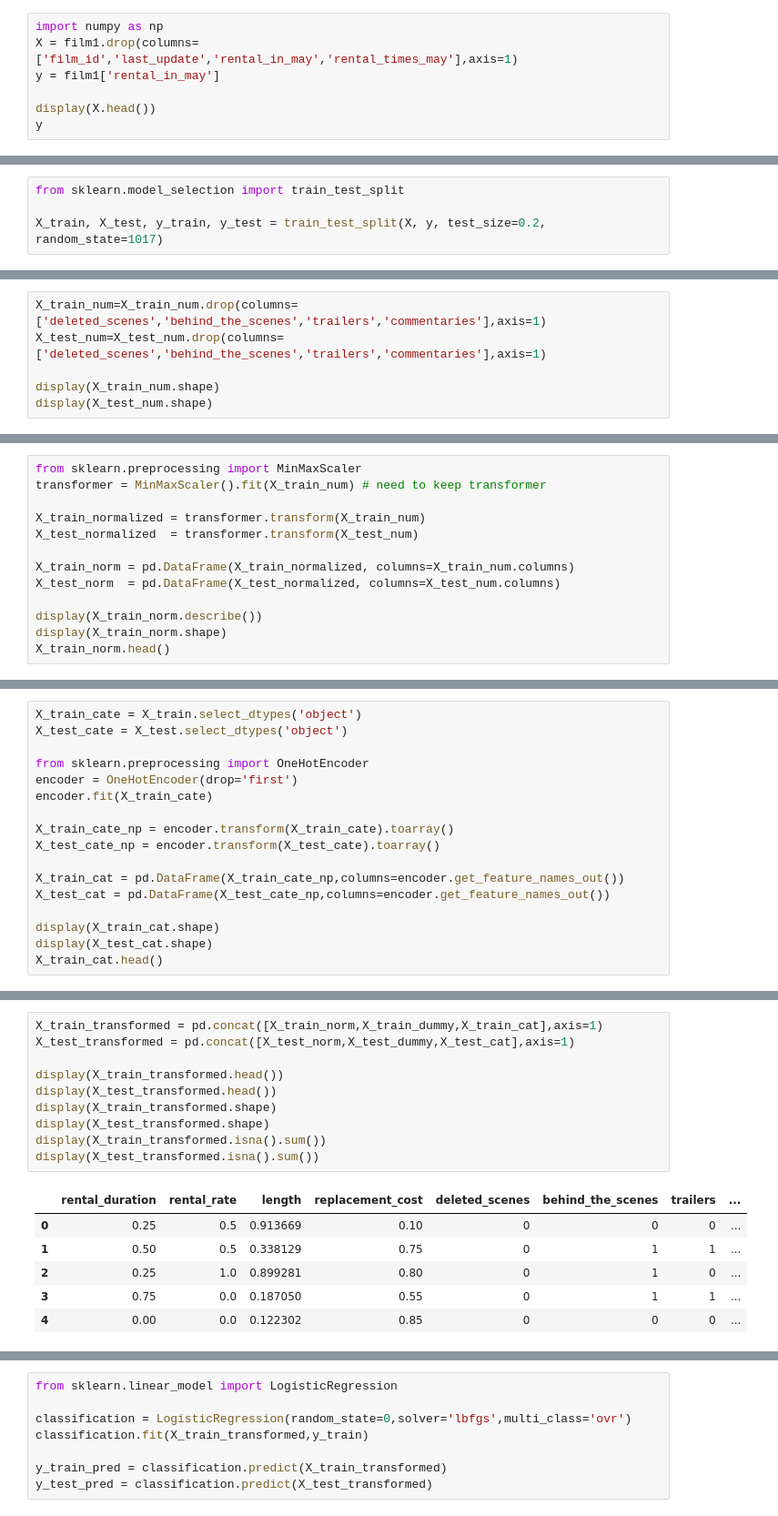
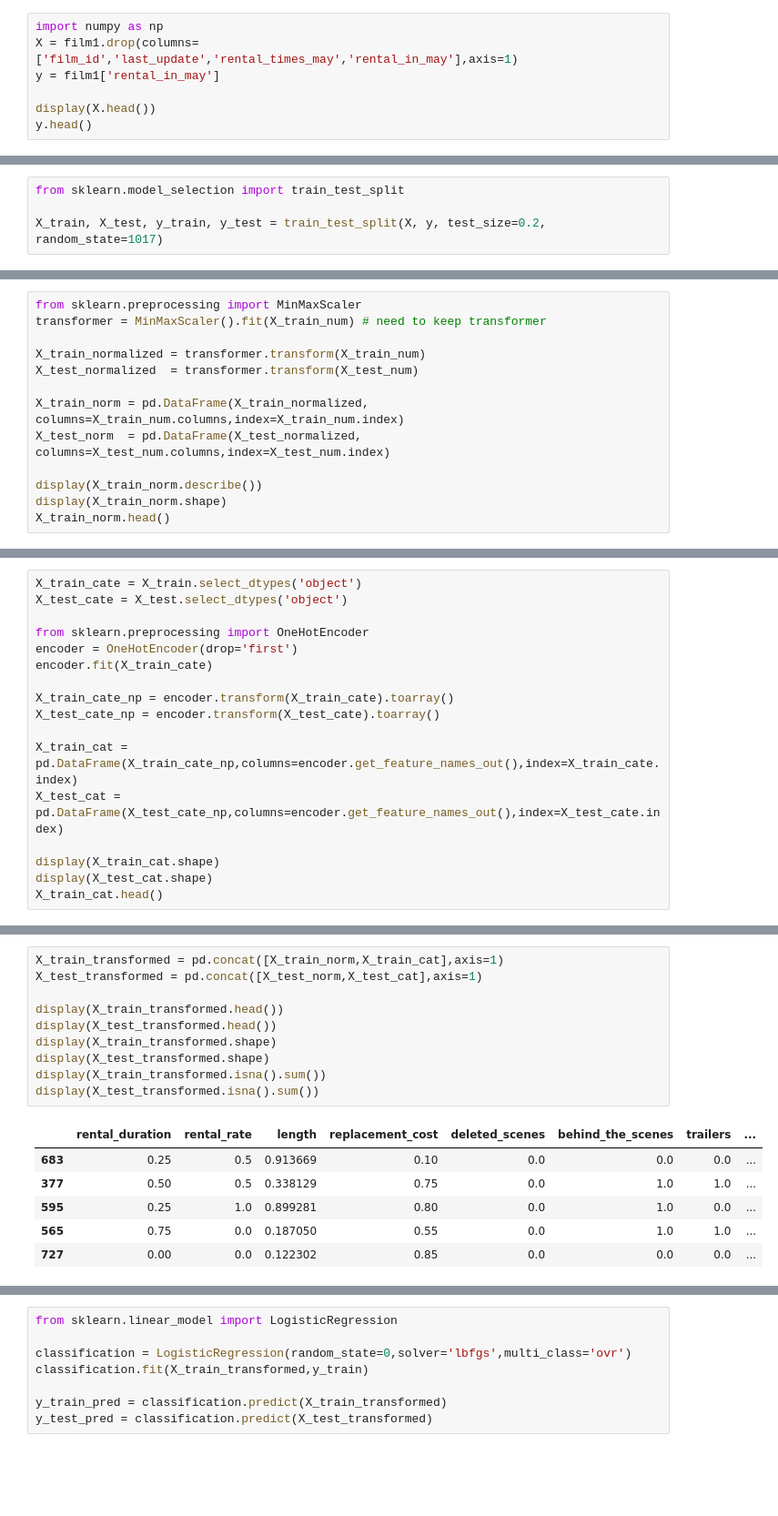
Before and after one commit to Verionyang/lab-predictions-logistic-regression, a Jupyter notebook: Lab - Making predictions with logistic regression.ipynb, the cells around one changed output, grey strips where cells are left out. Shown at 91% size. Cells and saved outputs as stored; diff of their text form; blank space fills up the shorter version.

```diff
--- a/Lab - Making predictions with logistic regression.ipynb
+++ b/Lab - Making predictions with logistic regression.ipynb
@@ -241,11 +241,11 @@ Name: rental_in_may, dtype: int64
 | 4 | 5 | 6 | 2.99 | 130 | 22.99 | G | 2006-02-15 05:03:42 | ... |
 # %%
 import numpy as np
-X = film1.drop(columns=['film_id','last_update','rental_in_may','rental_times_may'],axis=1)
+X = film1.drop(columns=['film_id','last_update','rental_times_may','rental_in_may'],axis=1)
 y = film1['rental_in_may']
 
 display(X.head())
-y
+y.head()
 # %% [output]
 |  | rental_duration | rental_rate | length | replacement_cost | rating | deleted_scenes | behind_the_scenes | ... |
 | 0 | 6 | 0.99 | 86 | 20.99 | PG | 1 | 1 | ... |
@@ -302,6 +277,0 @@ display(X_train_dummy.head())
-# %%
-X_train_num=X_train_num.drop(columns=['deleted_scenes','behind_the_scenes','trailers','commentaries'],axis=1)
-X_test_num=X_test_num.drop(columns=['deleted_scenes','behind_the_scenes','trailers','commentaries'],axis=1)
-
-display(X_train_num.shape)
-display(X_test_num.shape)
@@ -315,8 +282,8 @@ transformer = MinMaxScaler().fit(X_train_num) # need to keep transformer
 X_train_normalized = transformer.transform(X_train_num)
 X_test_normalized  = transformer.transform(X_test_num)
 
-X_train_norm = pd.DataFrame(X_train_normalized, columns=X_train_num.columns)
-X_test_norm  = pd.DataFrame(X_test_normalized, columns=X_test_num.columns)
+X_train_norm = pd.DataFrame(X_train_normalized, columns=X_train_num.columns,index=X_train_num.index)
+X_test_norm  = pd.DataFrame(X_test_normalized, columns=X_test_num.columns,index=X_test_num.index)
 
 display(X_train_norm.describe())
 display(X_train_norm.shape)
@@ -349,8 +316,8 @@ encoder.fit(X_train_cate)
 X_train_cate_np = encoder.transform(X_train_cate).toarray()
 X_test_cate_np = encoder.transform(X_test_cate).toarray()
 
-X_train_cat = pd.DataFrame(X_train_cate_np,columns=encoder.get_feature_names_out())
-X_test_cat = pd.DataFrame(X_test_cate_np,columns=encoder.get_feature_names_out())
+X_train_cat = pd.DataFrame(X_train_cate_np,columns=encoder.get_feature_names_out(),index=X_train_cate.index)
+X_test_cat = pd.DataFrame(X_test_cate_np,columns=encoder.get_feature_names_out(),index=X_test_cate.index)
 
 display(X_train_cat.shape)
 display(X_test_cat.shape)
@@ -387,18 +334,18 @@ X_test_dummy.head()
 # %%
-X_train_transformed = pd.concat([X_train_norm,X_train_dummy,X_train_cat],axis=1)
-X_test_transformed = pd.concat([X_test_norm,X_test_dummy,X_test_cat],axis=1)
+X_train_transformed = pd.concat([X_train_norm,X_train_cat],axis=1)
+X_test_transformed = pd.concat([X_test_norm,X_test_cat],axis=1)
 
 display(X_train_transformed.head())
 display(X_test_transformed.head())
 display(X_train_transformed.shape)
 display(X_test_transformed.shape)
 display(X_train_transformed.isna().sum())
 display(X_test_transformed.isna().sum())
 # %% [output]
 |  | rental_duration | rental_rate | length | replacement_cost | deleted_scenes | behind_the_scenes | trailers | ... |
-| 0 | 0.25 | 0.5 | 0.913669 | 0.10 | 0 | 0 | 0 | ... |
-| 1 | 0.50 | 0.5 | 0.338129 | 0.75 | 0 | 1 | 1 | ... |
-| 2 | 0.25 | 1.0 | 0.899281 | 0.80 | 0 | 1 | 0 | ... |
-| 3 | 0.75 | 0.0 | 0.187050 | 0.55 | 0 | 1 | 1 | ... |
-| 4 | 0.00 | 0.0 | 0.122302 | 0.85 | 0 | 0 | 0 | ... |
+| 683 | 0.25 | 0.5 | 0.913669 | 0.10 | 0.0 | 0.0 | 0.0 | ... |
+| 377 | 0.50 | 0.5 | 0.338129 | 0.75 | 0.0 | 1.0 | 1.0 | ... |
+| 595 | 0.25 | 1.0 | 0.899281 | 0.80 | 0.0 | 1.0 | 0.0 | ... |
+| 565 | 0.75 | 0.0 | 0.187050 | 0.55 | 0.0 | 1.0 | 1.0 | ... |
+| 727 | 0.00 | 0.0 | 0.122302 | 0.85 | 0.0 | 0.0 | 0.0 | ... |
 |  | rental_duration | rental_rate | length | replacement_cost | deleted_scenes | behind_the_scenes | trailers | ... |
```
Also changed, not shown: parts of 16 cells of this notebook.
